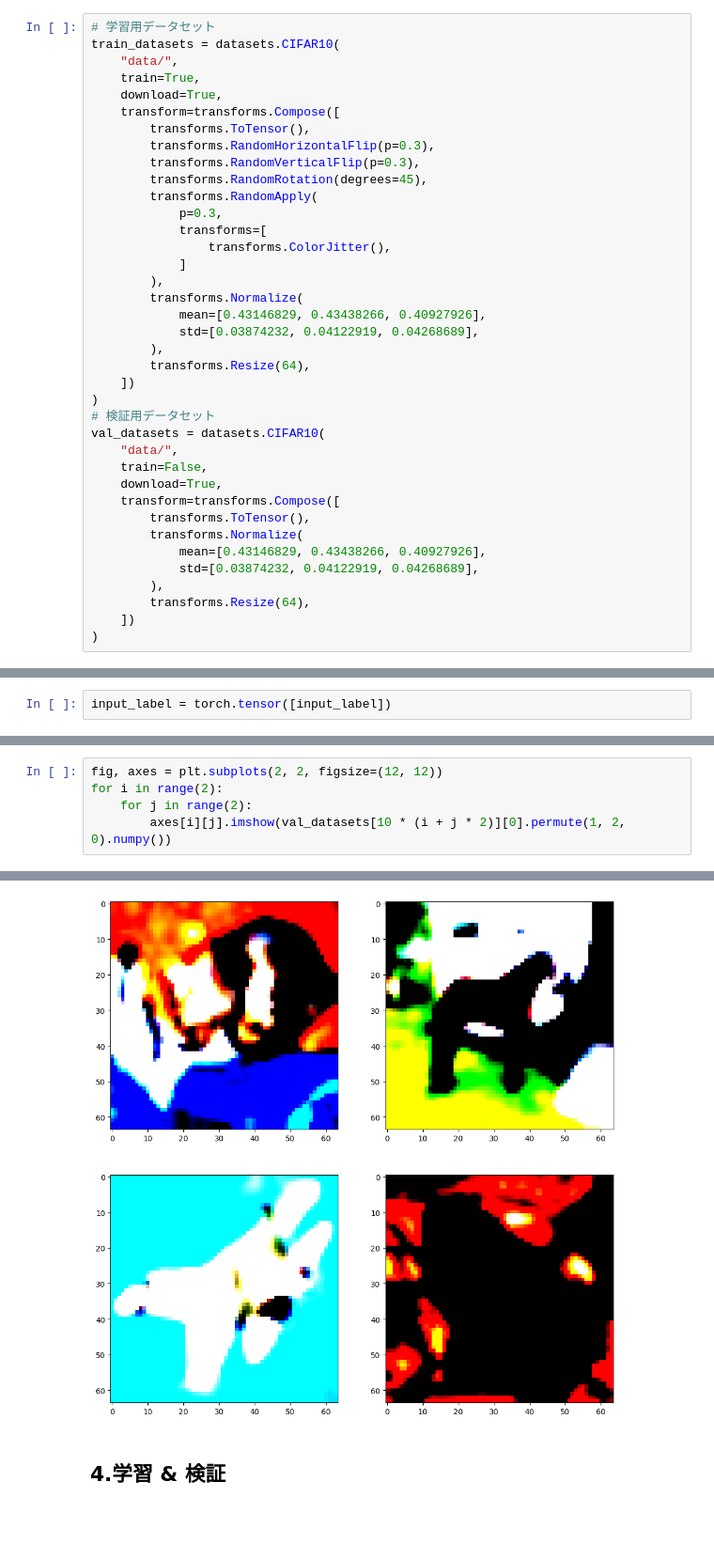
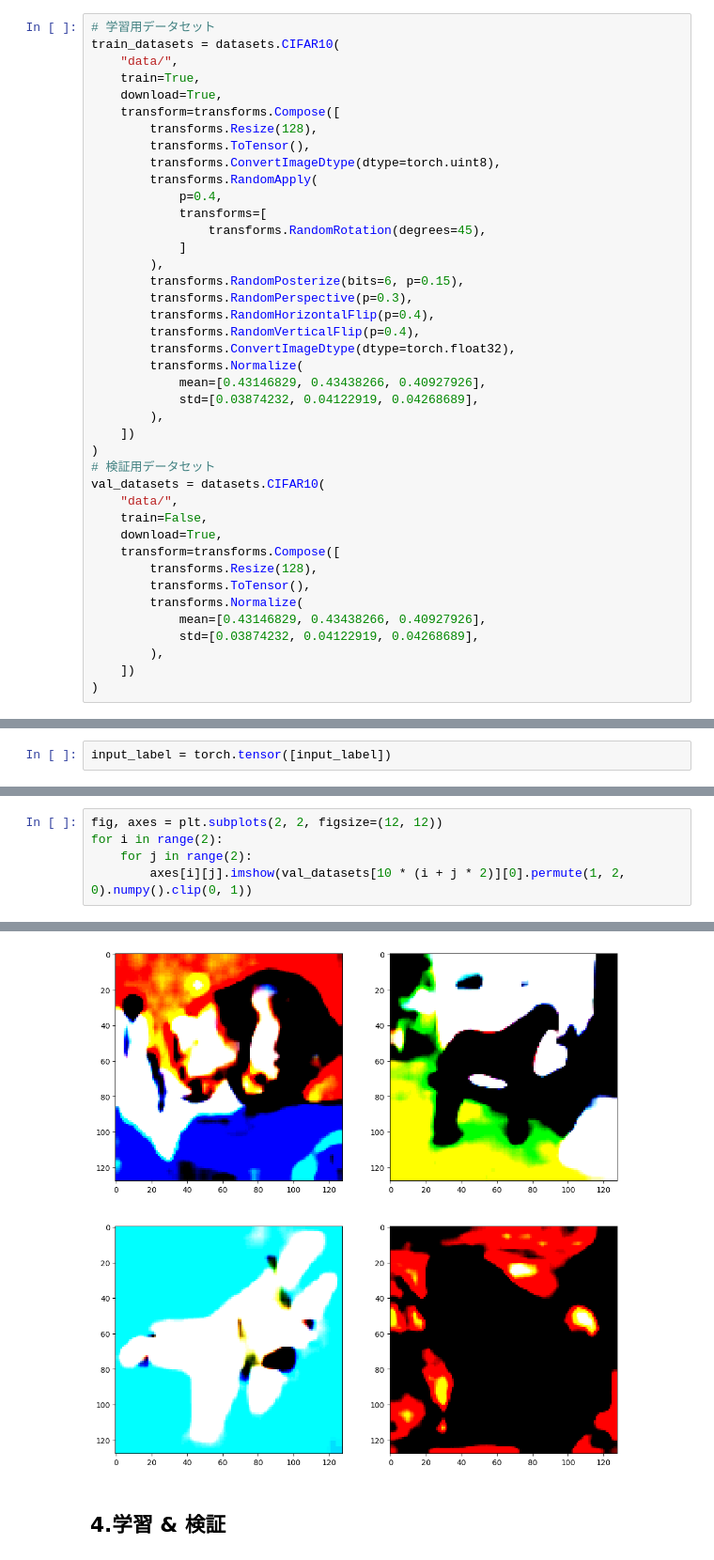
Before and after one commit to fummicc1/MNIST_Cifar10, a Jupyter notebook: cyfar10.ipynb, the cells around one changed output, grey strips where cells are left out. Shown at 94% size. Saved outputs shown, nothing was run; the diff lists cells and outputs as text; blank space fills up the shorter version.

```diff
--- a/cyfar10.ipynb
+++ b/cyfar10.ipynb
@@ -26,21 +28,24 @@ train_datasets = datasets.CIFAR10(
     train=True,
     download=True,
     transform=transforms.Compose([
+        transforms.Resize(128),
         transforms.ToTensor(),
-        transforms.RandomHorizontalFlip(p=0.3),
-        transforms.RandomVerticalFlip(p=0.3),
-        transforms.RandomRotation(degrees=45),
+        transforms.ConvertImageDtype(dtype=torch.uint8),
         transforms.RandomApply(
-            p=0.3,
+            p=0.4,
             transforms=[
-                transforms.ColorJitter(),
+                transforms.RandomRotation(degrees=45),
             ]
         ),
+        transforms.RandomPosterize(bits=6, p=0.15),
+        transforms.RandomPerspective(p=0.3),
+        transforms.RandomHorizontalFlip(p=0.4),
+        transforms.RandomVerticalFlip(p=0.4),
+        transforms.ConvertImageDtype(dtype=torch.float32),
         transforms.Normalize(
             mean=[0.43146829, 0.43438266, 0.40927926],
             std=[0.03874232, 0.04122919, 0.04268689],
         ),
-        transforms.Resize(64),
     ])
 )
 # 検証用データセット
@@ -49,12 +54,12 @@ val_datasets = datasets.CIFAR10(
     train=False,
     download=True,
     transform=transforms.Compose([
+        transforms.Resize(128),
         transforms.ToTensor(),
         transforms.Normalize(
             mean=[0.43146829, 0.43438266, 0.40927926],
             std=[0.03874232, 0.04122919, 0.04268689],
         ),
-        transforms.Resize(64),
     ])
 )
 # %% [output]
@@ -146,5 +183,5 @@ tensor([[-2.4348, -2.0996, -2.3835, -2.4109, -2.7042, -2.0657, -2.6325, -2.3177,
 fig, axes = plt.subplots(2, 2, figsize=(12, 12))
 for i in range(2):
     for j in range(2):
-        axes[i][j].imshow(val_datasets[10 * (i + j * 2)][0].permute(1, 2, 0).numpy())
+        axes[i][j].imshow(val_datasets[10 * (i + j * 2)][0].permute(1, 2, 0).numpy().clip(0, 1))
 # %% [output]
@@ -155,4 +188,4 @@ Clipping input data to the valid range for imshow with RGB data ([0..1] for floa
-[figure, old version]
+[figure, new version]
 # %% [markdown]
 ## 4.学習 & 検証
 # %% [markdown]
```
Also changed, not shown: parts of 12 cells of this notebook.
